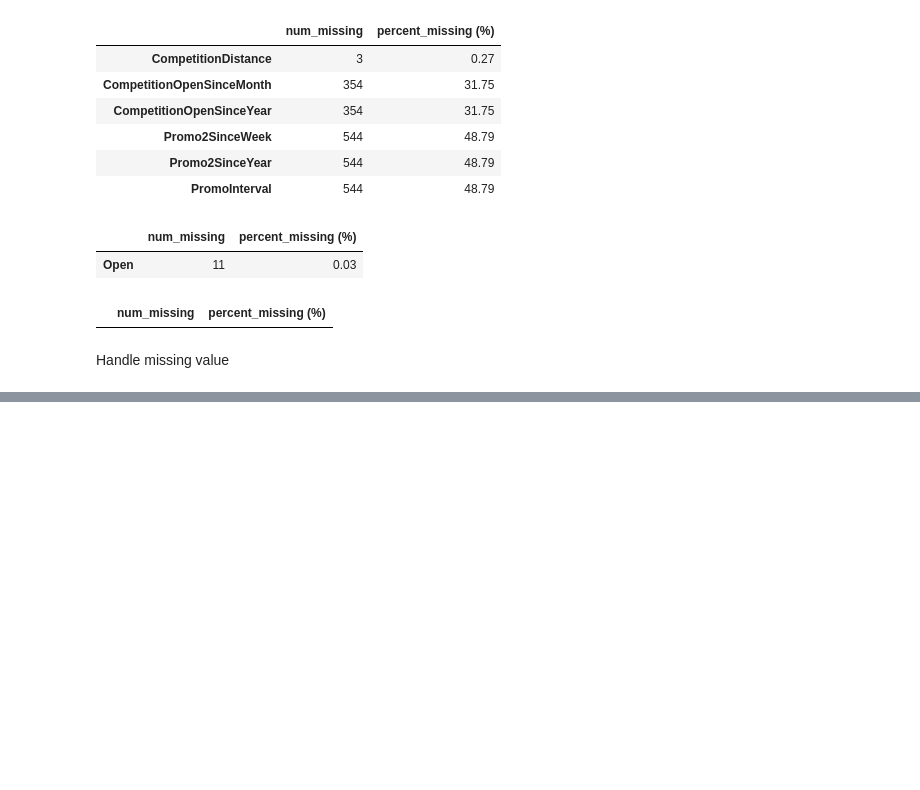
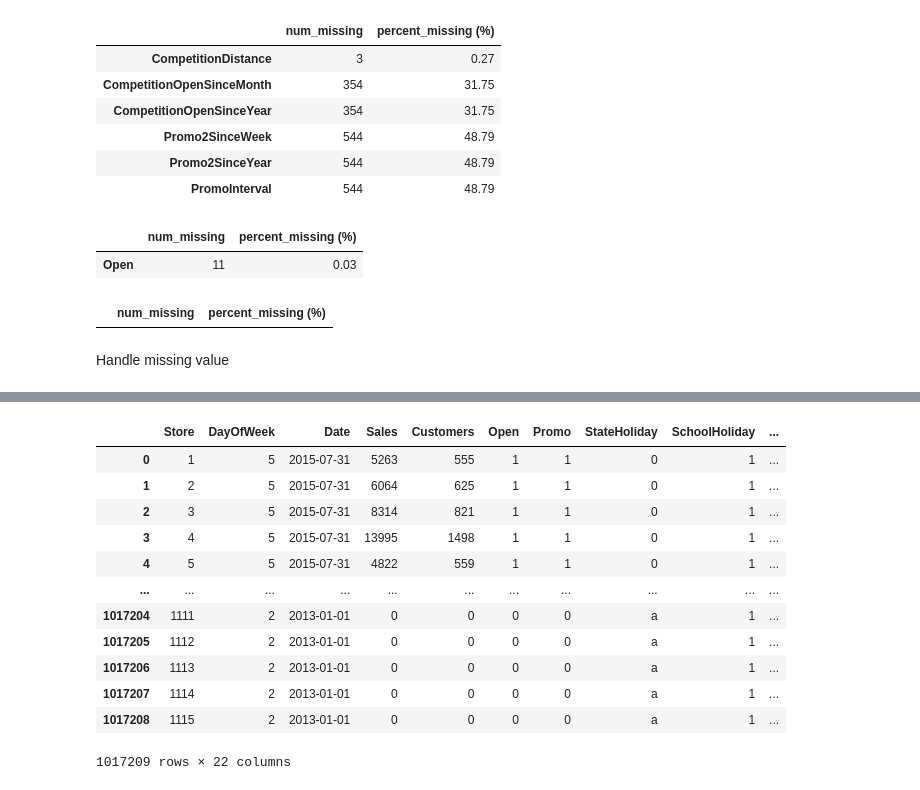
Before and after one commit to brook1167/Rossmann-Pharmaceuticals, a Jupyter notebook: notebooks/exploratory_analysis.ipynb, the cells around one changed output, grey strips where cells are left out. Cells and saved outputs as stored; diff of their text form; code cells hidden in the pictures; blank space fills up the shorter version.

```diff
--- a/notebooks/exploratory_analysis.ipynb
+++ b/notebooks/exploratory_analysis.ipynb
@@ -141,0 +139,18 @@ df_test.Date = pd.to_datetime(df_test["Date"])
+# %%
+import logging
+def add_month_year(df):
+    '''
+    Converts the 'Date' column to datetime and adds Year, Month, Day, WeekOfYear columns.
+    '''
+    logging.info('Calculating Year, Month, Day, WeekOfYear for Dataframe')
+
+    # Convert 'Date' column to datetime if it isn't already
+    if not pd.api.types.is_datetime64_any_dtype(df['Date']):
+        df['Date'] = pd.to_datetime(df['Date'])
+
+    new_df = df.copy()
+    new_df['Year'] = new_df['Date'].dt.year
+    new_df['Month'] = new_df['Date'].dt.month
+    new_df['Day'] = new_df['Date'].dt.day
+    new_df['WeekOfYear'] = new_df['Date'].dt.isocalendar().week  # Updated to use isocalendar() for week
+    return new_df
@@ -141,0 +170,19 @@ df_test.Date = pd.to_datetime(df_test["Date"])
+# %%
+### Store and Train
+train_store = pd.merge(train_df, df_store, how='inner', on='Store')
+train_store['StateHoliday'] = train_store['StateHoliday'].apply(lambda x: str(x))
+train_store
+# %% [output]
+|  | Store | DayOfWeek | Date | Sales | Customers | Open | Promo | StateHoliday | SchoolHoliday | ... |
+| 0 | 1 | 5 | 2015-07-31 | 5263 | 555 | 1 | 1 | 0 | 1 | ... |
+| 1 | 2 | 5 | 2015-07-31 | 6064 | 625 | 1 | 1 | 0 | 1 | ... |
+| 2 | 3 | 5 | 2015-07-31 | 8314 | 821 | 1 | 1 | 0 | 1 | ... |
+| 3 | 4 | 5 | 2015-07-31 | 13995 | 1498 | 1 | 1 | 0 | 1 | ... |
+| 4 | 5 | 5 | 2015-07-31 | 4822 | 559 | 1 | 1 | 0 | 1 | ... |
+| ... | ... | ... | ... | ... | ... | ... | ... | ... | ... | ... |
+| 1017204 | 1111 | 2 | 2013-01-01 | 0 | 0 | 0 | 0 | a | 1 | ... |
+| 1017205 | 1112 | 2 | 2013-01-01 | 0 | 0 | 0 | 0 | a | 1 | ... |
+| 1017206 | 1113 | 2 | 2013-01-01 | 0 | 0 | 0 | 0 | a | 1 | ... |
+| 1017207 | 1114 | 2 | 2013-01-01 | 0 | 0 | 0 | 0 | a | 1 | ... |
+| 1017208 | 1115 | 2 | 2013-01-01 | 0 | 0 | 0 | 0 | a | 1 | ... |
+1017209 rows × 22 columns
```
Also changed, not shown: parts of 10 cells of this notebook.
